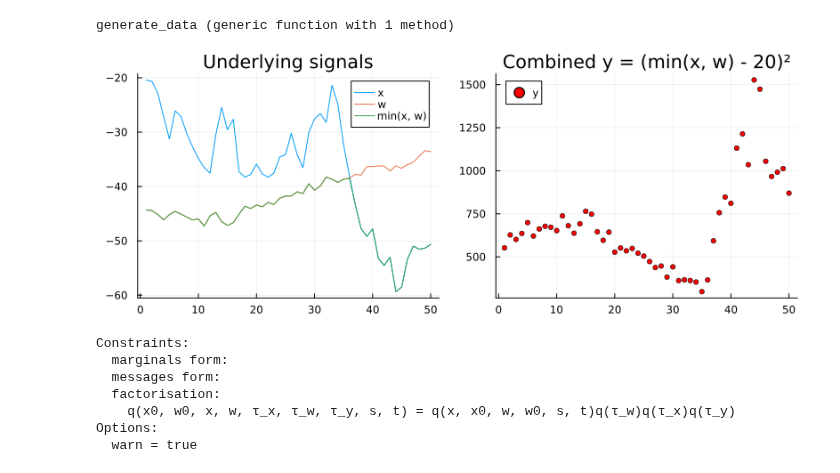
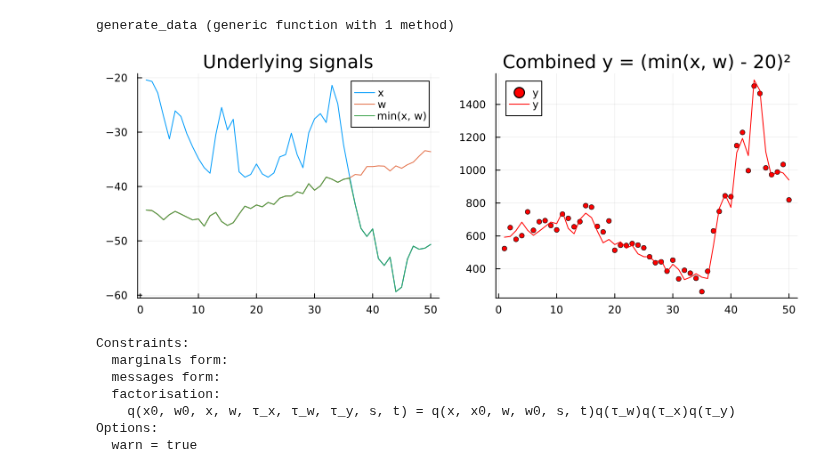
Before and after one commit to biaslab/CVMP, a Jupyter notebook: demos/ccmp_stuck_deterministic.ipynb, the cells around one changed output. Drawn from its saved outputs; the diff is of its cells as text; code cells hidden in the pictures.

Commit message:
fix: make noise more visable

```diff
--- a/demos/ccmp_stuck_deterministic.ipynb
+++ b/demos/ccmp_stuck_deterministic.ipynb
@@ -1,7 +1,7 @@
 # %%
 using RxInfer, Distributions, StableRNGs, Plots, Flux, CCMP
 # %%
-function generate_data(f, g, n; seed = 123, x_i_min = -20.0, w_i_min = 20.0, noise = 1000.0, real_x_τ = 0.1, real_w_τ = 1.0)
+function generate_data(f, g, n; seed = 123, x_i_min = -20.0, w_i_min = 20.0, noise = 3000.0, real_x_τ = 0.1, real_w_τ = 1.0)
 
     rng = StableRNG(seed)
 
@@ -29,21 +29,22 @@ generate_data (generic function with 1 method)
 # %%
 n = 50
 ref_point = -20
 
 x_i_min, w_i_min = -20, -45
 real_x, real_w, real_f, real_g, real_y = generate_data(min, (x) -> (x - ref_point)^2 , n, x_i_min = x_i_min, w_i_min = w_i_min);
 
 pl = plot(title = "Underlying signals")
 pl = plot!(pl, real_x, label = "x")
 pl = plot!(pl, real_w, label = "w")
 pl = plot!(pl, real_f, label = "min(x, w)")
 
 pr = plot(title = "Combined y = (min(x, w) - $(abs(ref_point)))²")
 pr = scatter!(pr, real_y, ms = 3, color = :red, label = "y")
+pr = plot!(pr, real_g, ms = 3, color = :red, label = "y")
 
 plot(pl, pr, size = (800, 300))
 # %% [output]
-[figure, old version]
+[figure, new version]
 # %%
 @model function identification_problem(f, g, n, m_x_0, τ_x_0, a_x, b_x, m_w_0, τ_w_0, a_w, b_w, a_y, b_y)
 
```
Also changed, not shown: parts of 1 cell of this notebook.
